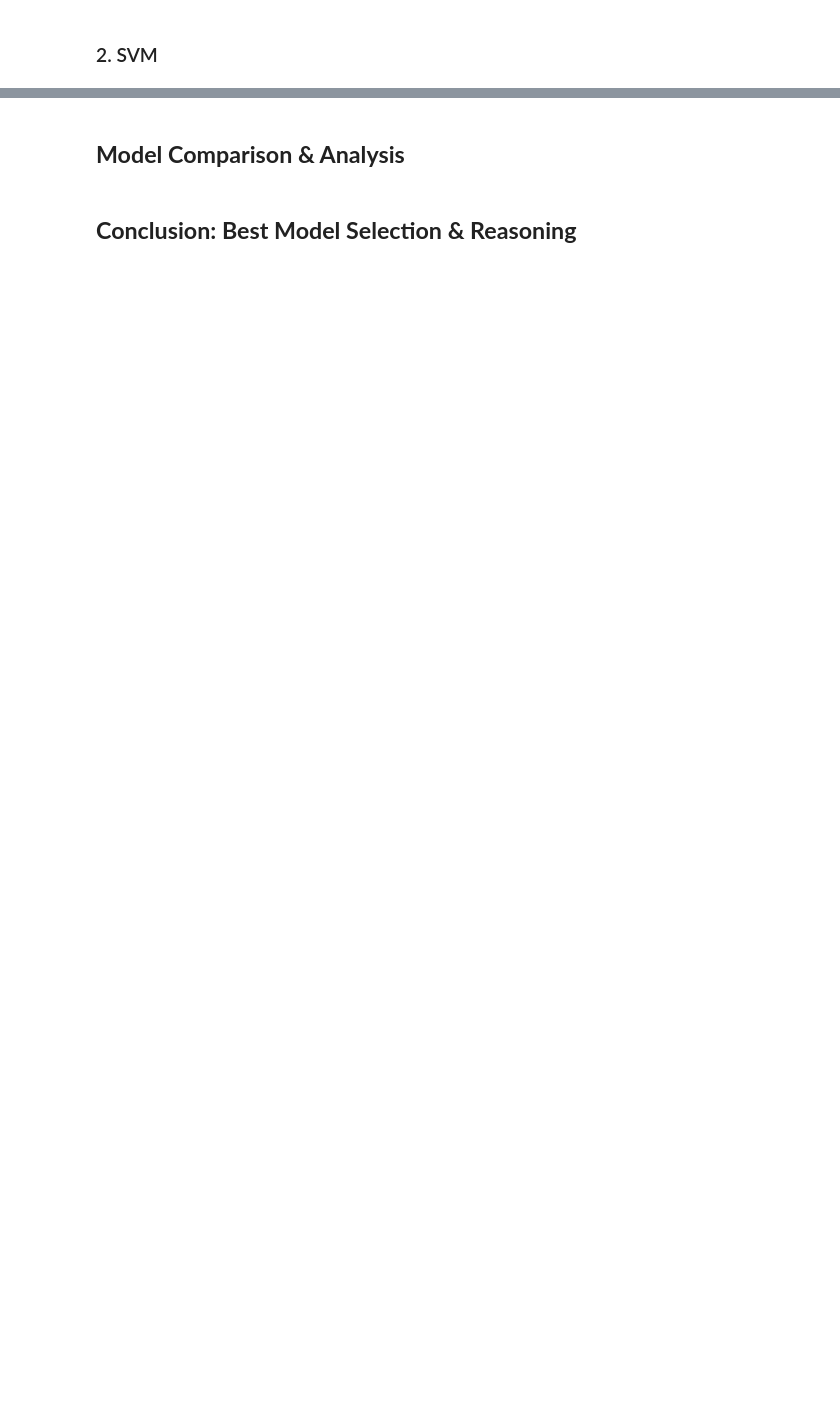
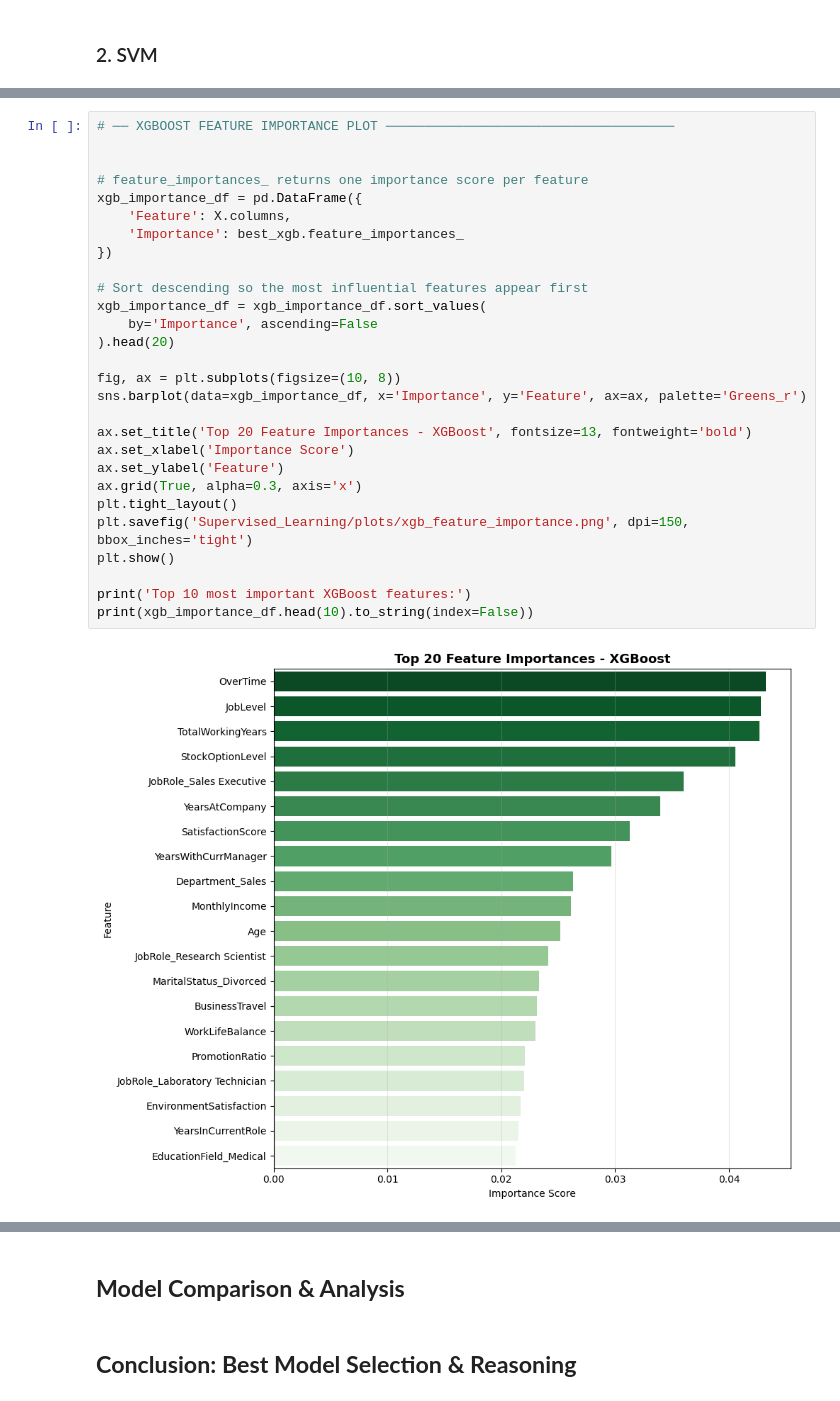
Before and after one commit to K0alaxy/SWE485-G2-Phase1, a Jupyter notebook: Phase1_Supervised_Learning.ipynb, the cells around one changed output, grey strips where cells are left out. Drawn from its saved outputs; the diff is of its cells as text; blank space fills up the shorter version.

```diff
--- a/Phase1_Supervised_Learning.ipynb
+++ b/Phase1_Supervised_Learning.ipynb
@@ -897,0 +1365,30 @@ print(top_neg[['Feature', 'Coefficient']].to_string(index=False))
+# %%
+# ── XGBOOST FEATURE IMPORTANCE PLOT ─────────────────────────────────────
+
+
+# feature_importances_ returns one importance score per feature
+xgb_importance_df = pd.DataFrame({
+    'Feature': X.columns,
+    'Importance': best_xgb.feature_importances_
+})
+
+# Sort descending so the most influential features appear first
+xgb_importance_df = xgb_importance_df.sort_values(
+    by='Importance', ascending=False
+).head(20)
+
+fig, ax = plt.subplots(figsize=(10, 8))
+sns.barplot(data=xgb_importance_df, x='Importance', y='Feature', ax=ax, palette='Greens_r')
+
+ax.set_title('Top 20 Feature Importances - XGBoost', fontsize=13, fontweight='bold')
+ax.set_xlabel('Importance Score')
+ax.set_ylabel('Feature')
+ax.grid(True, alpha=0.3, axis='x')
+plt.tight_layout()
+plt.savefig('Supervised_Learning/plots/xgb_feature_importance.png', dpi=150, bbox_inches='tight')
+plt.show()
+
+print('Top 10 most important XGBoost features:')
+print(xgb_importance_df.head(10).to_string(index=False))
+# %% [output]
+[figure, added]
```
Also changed, not shown: parts of 57 cells of this notebook, 11 other files.
